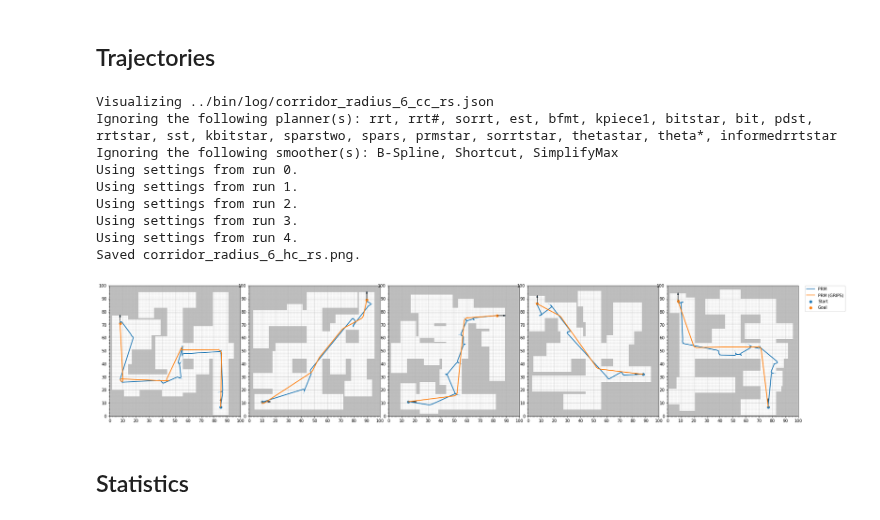
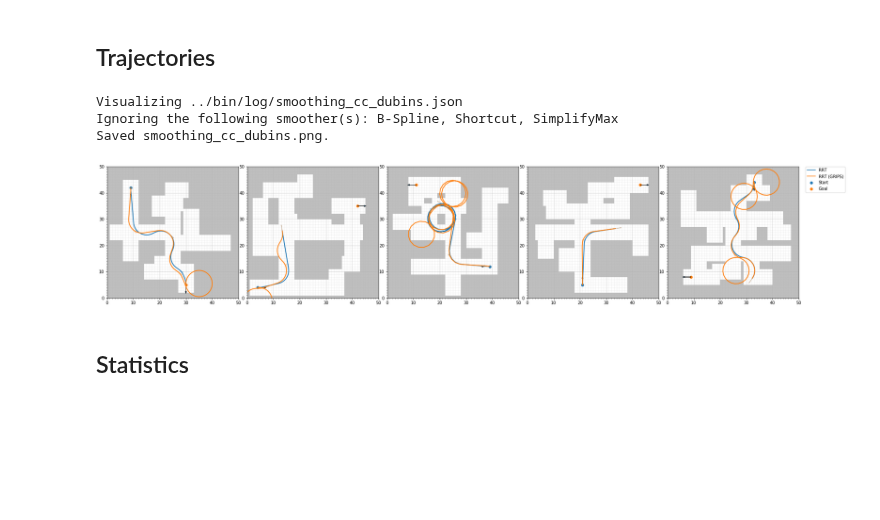
Before and after one commit to robot-motion/bench-mr, a Jupyter notebook: plotting/Smoothing.ipynb, the cells around one changed output. Saved outputs shown, nothing was run; the diff lists cells and outputs as text; code cells hidden in the pictures; blank space fills up the shorter version.

```diff
--- a/plotting/Smoothing.ipynb
+++ b/plotting/Smoothing.ipynb
@@ -8,40 +11,34 @@ from plot_stats import plot_smoother_stats
 # %%
 %reload_ext autoreload
 
-visualize('../bin/log/corridor_radius_6_cc_rs.json',
+visualize('../bin/log/smoothing_cc_dubins.json',
           plot_every_nth_polygon=0,
           set_title=False,
           max_plots_per_line=5,
           combine_views=True,
           draw_nodes=True,
           draw_arrows=True,
           fig_width=6, fig_height=6,
 #           run_id='0,1,3,4',
           line_width=2,
           line_alpha=1,
           node_alpha=0.3,
 #           draw_cusps=True,
           show_smoother=True,
           color_map_name='tab10',
           max_colors=10,
           draw_start_goal_thetas=True,
 #           show_only_smoother=True,
-          ignore_smoothers="bspline, simplifymax, shortcut",
-          ignore_planners="RRT, RRT#, SORRT, EST, BFMT, EST, KPIECE1, BITstar, BIT, PDST, RRTstar, SST, kbitstar, sparstwo, spars, prmstar, sorrtstar, thetastar, theta*, informedrrtstar",
+          ignore_smoothers="bspline, simplifymax, shortcut,",
+#           ignore_planners="RRT, RRT#, SORRT, EST, BFMT, EST, KPIECE1, BITstar, BIT, PDST, RRTstar, SST, kbitstar, sparstwo, spars, prmstar, sorrtstar, thetastar, theta*, informedrrtstar",
 #           ignore_smoothers="CHOMP, bspline, shortcut",
-          save_file="corridor_radius_6_hc_rs.png"
+          save_file="smoothing_cc_dubins.png"
 )
 # %% [output]
-Visualizing ../bin/log/corridor_radius_6_cc_rs.json
-Ignoring the following planner(s): rrt, rrt#, sorrt, est, bfmt, kpiece1, bitstar, bit, pdst, rrtstar, sst, kbitstar, sparstwo, spars, prmstar, sorrtstar, thetastar, theta*, informedrrtstar
+Visualizing ../bin/log/smoothing_cc_dubins.json
 Ignoring the following smoother(s): B-Spline, Shortcut, SimplifyMax
-Using settings from run 0.
-Using settings from run 1.
-Using settings from run 2.
-Using settings from run 3.
-Using settings from run 4.
-Saved corridor_radius_6_hc_rs.png.
+Saved smoothing_cc_dubins.png.
-[figure, old version]
+[figure, new version]
 # %% [markdown]
 ## Statistics
 # %% [markdown]
```
Also changed, not shown: parts of 3 cells of this notebook, 13 other files.
